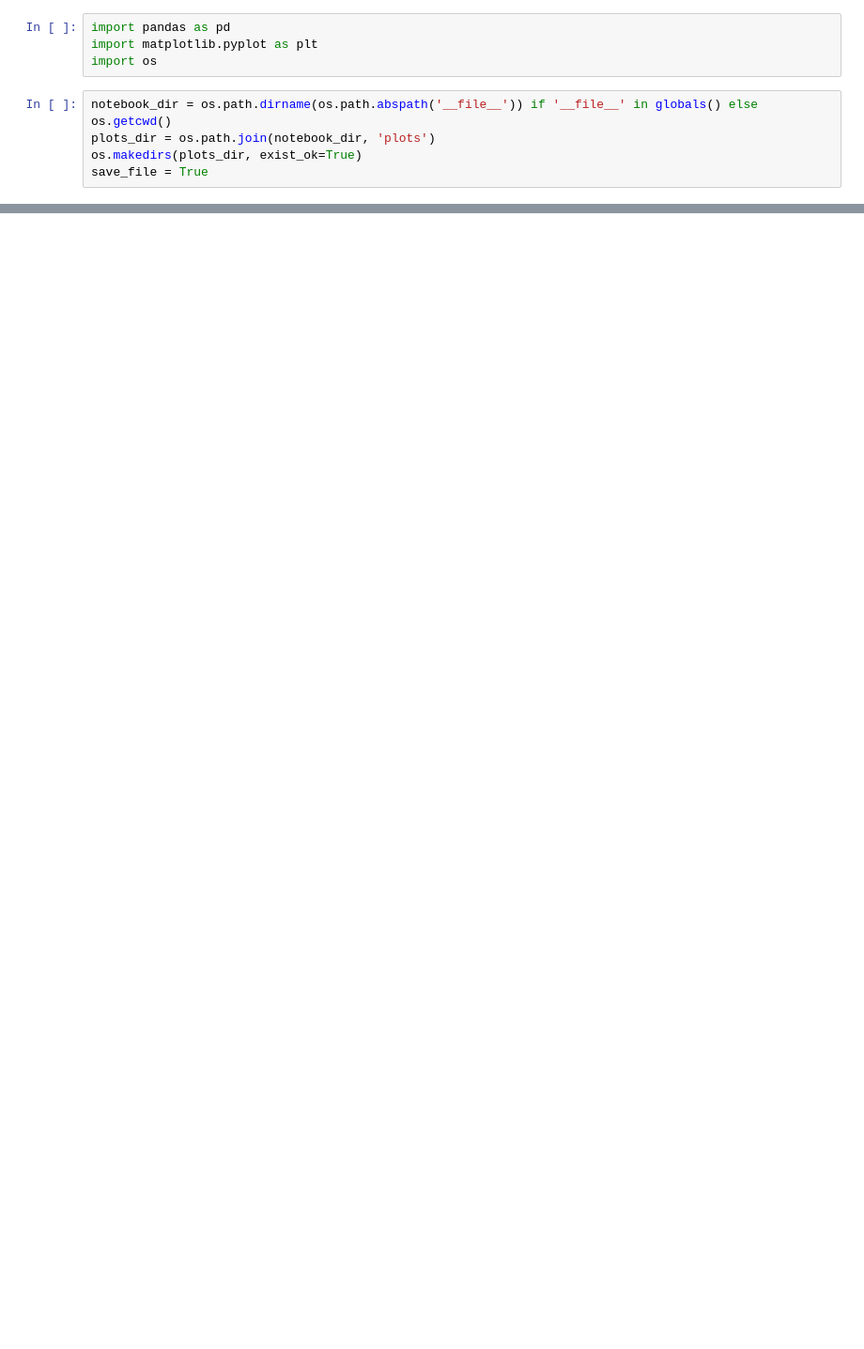
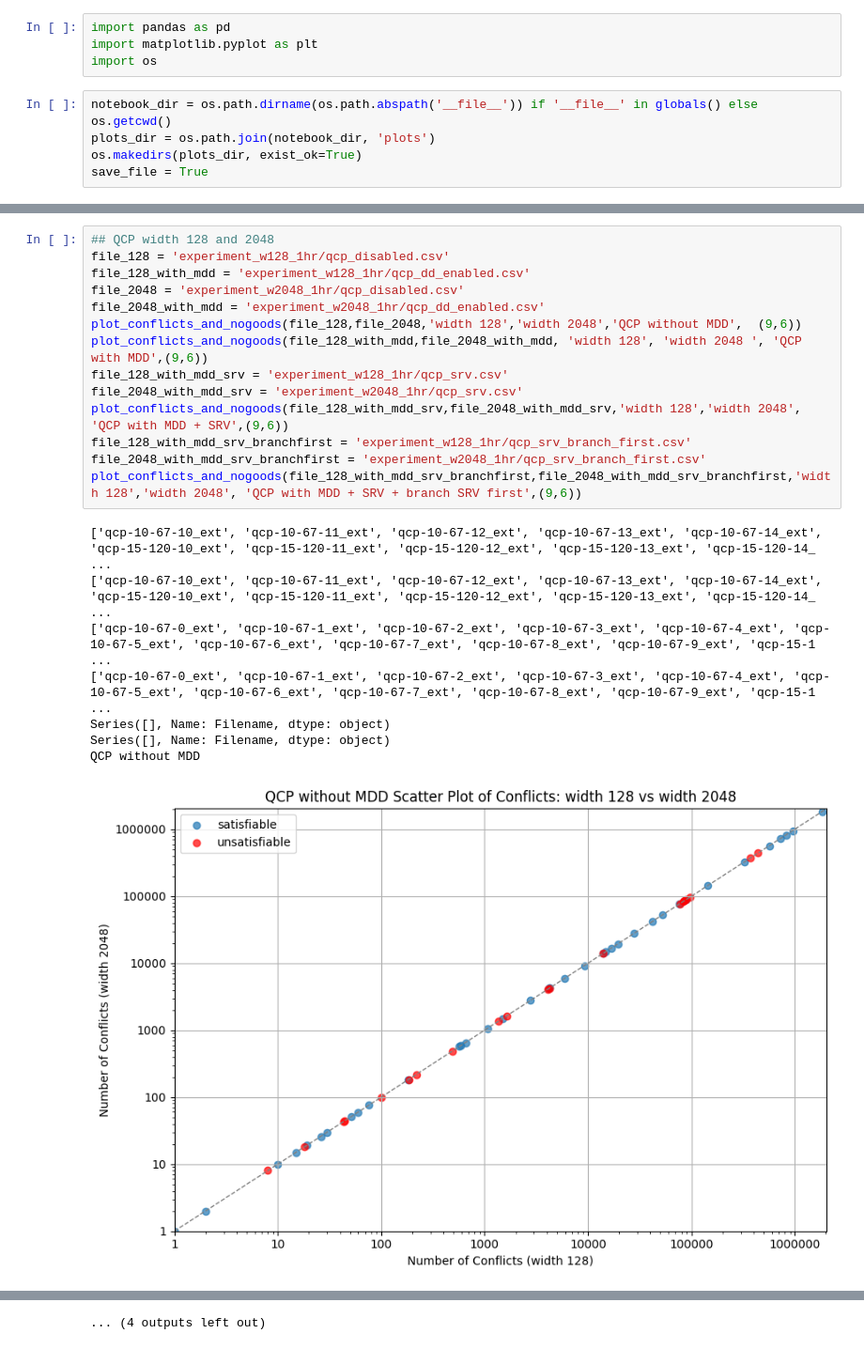
Before and after one commit to kaijenlee/PumpkinMDD, a Jupyter notebook: experiments/plot.ipynb, the cells around one changed output, grey strips where cells are left out. Shown at 94% size. Drawn from its saved outputs; the diff is of its cells as text; blank space fills up the shorter version.

```diff
--- a/experiments/plot.ipynb
+++ b/experiments/plot.ipynb
@@ -356,0 +385,23 @@ QCP
+# %%
+## QCP width 128 and 2048
+file_128 = 'experiment_w128_1hr/qcp_disabled.csv'
+file_128_with_mdd = 'experiment_w128_1hr/qcp_dd_enabled.csv'
+file_2048 = 'experiment_w2048_1hr/qcp_disabled.csv'
+file_2048_with_mdd = 'experiment_w2048_1hr/qcp_dd_enabled.csv'
+plot_conflicts_and_nogoods(file_128,file_2048,'width 128','width 2048','QCP without MDD',  (9,6))
+plot_conflicts_and_nogoods(file_128_with_mdd,file_2048_with_mdd, 'width 128', 'width 2048 ', 'QCP with MDD',(9,6))
+file_128_with_mdd_srv = 'experiment_w128_1hr/qcp_srv.csv'
+file_2048_with_mdd_srv = 'experiment_w2048_1hr/qcp_srv.csv'
+plot_conflicts_and_nogoods(file_128_with_mdd_srv,file_2048_with_mdd_srv,'width 128','width 2048', 'QCP with MDD + SRV',(9,6))
+file_128_with_mdd_srv_branchfirst = 'experiment_w128_1hr/qcp_srv_branch_first.csv'
+file_2048_with_mdd_srv_branchfirst = 'experiment_w2048_1hr/qcp_srv_branch_first.csv'
+plot_conflicts_and_nogoods(file_128_with_mdd_srv_branchfirst,file_2048_with_mdd_srv_branchfirst,'width 128','width 2048', 'QCP with MDD + SRV + branch SRV first',(9,6))
+# %% [output]
+['qcp-10-67-10_ext', 'qcp-10-67-11_ext', 'qcp-10-67-12_ext', 'qcp-10-67-13_ext', 'qcp-10-67-14_ext', 'qcp-15-120-10_ext', 'qcp-15-120-11_ext', 'qcp-15-120-12_ext', 'qcp-15-120-13_ext', 'qcp-15-120-14_ ...
+['qcp-10-67-10_ext', 'qcp-10-67-11_ext', 'qcp-10-67-12_ext', 'qcp-10-67-13_ext', 'qcp-10-67-14_ext', 'qcp-15-120-10_ext', 'qcp-15-120-11_ext', 'qcp-15-120-12_ext', 'qcp-15-120-13_ext', 'qcp-15-120-14_ ...
+['qcp-10-67-0_ext', 'qcp-10-67-1_ext', 'qcp-10-67-2_ext', 'qcp-10-67-3_ext', 'qcp-10-67-4_ext', 'qcp-10-67-5_ext', 'qcp-10-67-6_ext', 'qcp-10-67-7_ext', 'qcp-10-67-8_ext', 'qcp-10-67-9_ext', 'qcp-15-1 ...
+['qcp-10-67-0_ext', 'qcp-10-67-1_ext', 'qcp-10-67-2_ext', 'qcp-10-67-3_ext', 'qcp-10-67-4_ext', 'qcp-10-67-5_ext', 'qcp-10-67-6_ext', 'qcp-10-67-7_ext', 'qcp-10-67-8_ext', 'qcp-10-67-9_ext', 'qcp-15-1 ...
+Series([], Name: Filename, dtype: object)
+Series([], Name: Filename, dtype: object)
+QCP without MDD
+[figure, added]
@@ -356,0 +430 @@ QCP
+... (4 outputs left out)
```
Also changed, not shown: parts of 9 cells of this notebook.
